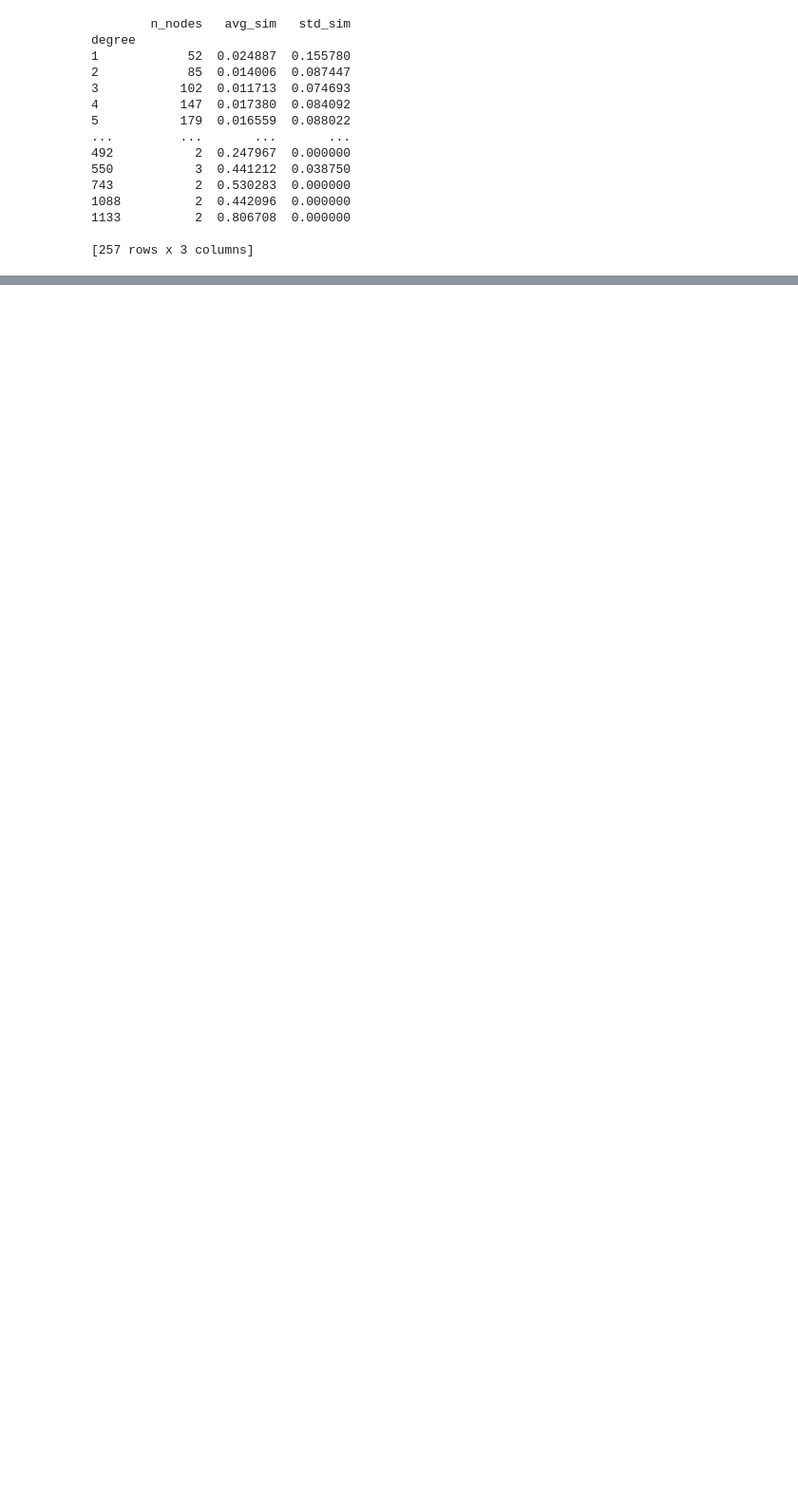
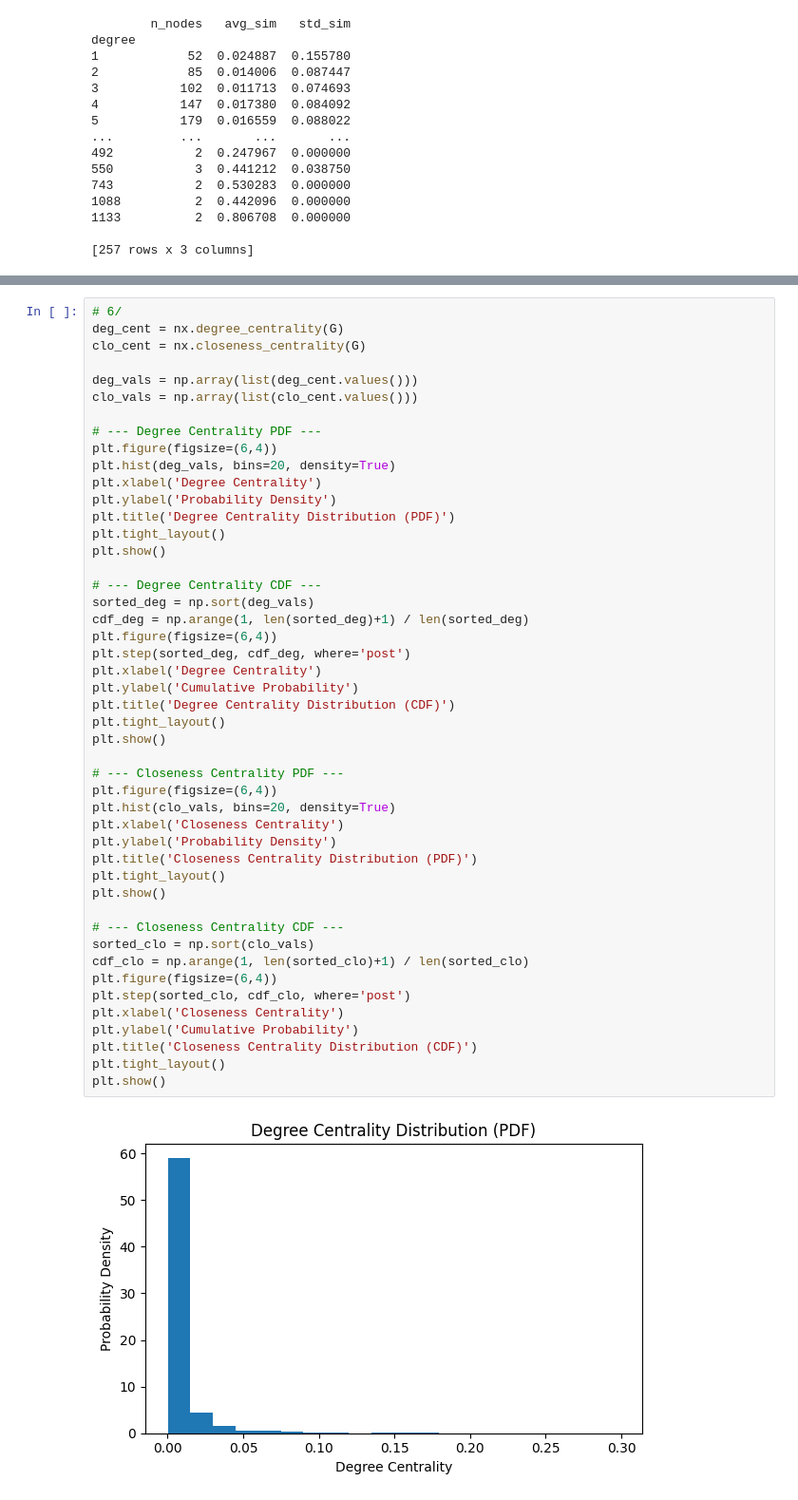
Before and after one commit to VoNgocHuan/social_network_project, a Jupyter notebook: project_14.ipynb, the cells around one changed output, grey strips where cells are left out. Shown: that part at 95% size. Cells and saved outputs as stored; diff of their text form; blank space fills up the shorter version.

```diff
--- a/project_14.ipynb
+++ b/project_14.ipynb
@@ -163,0 +294,49 @@ degree
+# %%
+# 6/
+deg_cent = nx.degree_centrality(G)
+clo_cent = nx.closeness_centrality(G)
+
+deg_vals = np.array(list(deg_cent.values()))
+clo_vals = np.array(list(clo_cent.values()))
+
+# --- Degree Centrality PDF ---
+plt.figure(figsize=(6,4))
+plt.hist(deg_vals, bins=20, density=True)
+plt.xlabel('Degree Centrality')
+plt.ylabel('Probability Density')
+plt.title('Degree Centrality Distribution (PDF)')
+plt.tight_layout()
+plt.show()
+
+# --- Degree Centrality CDF ---
+sorted_deg = np.sort(deg_vals)
+cdf_deg = np.arange(1, len(sorted_deg)+1) / len(sorted_deg)
+plt.figure(figsize=(6,4))
+plt.step(sorted_deg, cdf_deg, where='post')
+plt.xlabel('Degree Centrality')
+plt.ylabel('Cumulative Probability')
+plt.title('Degree Centrality Distribution (CDF)')
+plt.tight_layout()
+plt.show()
+
+# --- Closeness Centrality PDF ---
+plt.figure(figsize=(6,4))
+plt.hist(clo_vals, bins=20, density=True)
+plt.xlabel('Closeness Centrality')
+plt.ylabel('Probability Density')
+plt.title('Closeness Centrality Distribution (PDF)')
+plt.tight_layout()
+plt.show()
+
+# --- Closeness Centrality CDF ---
+sorted_clo = np.sort(clo_vals)
+cdf_clo = np.arange(1, len(sorted_clo)+1) / len(sorted_clo)
+plt.figure(figsize=(6,4))
+plt.step(sorted_clo, cdf_clo, where='post')
+plt.xlabel('Closeness Centrality')
+plt.ylabel('Cumulative Probability')
+plt.title('Closeness Centrality Distribution (CDF)')
+plt.tight_layout()
+plt.show()
+# %% [output]
+[figure, added]
```
Also changed, not shown: parts of 8 cells of this notebook, 1 other file.
